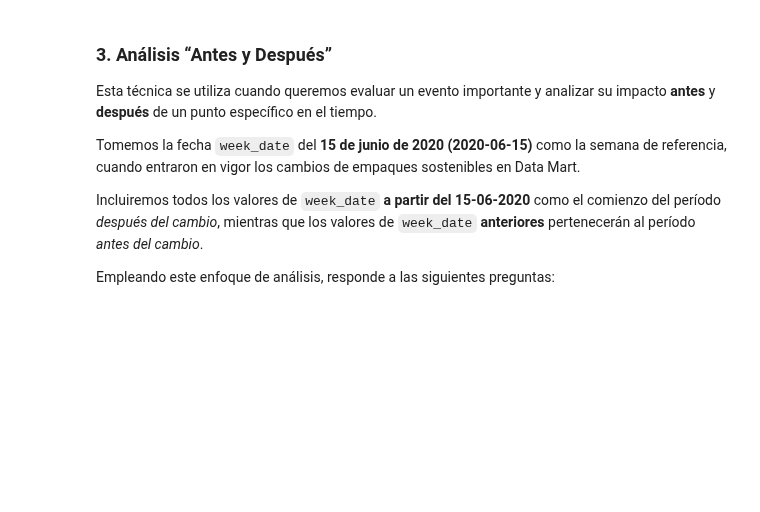
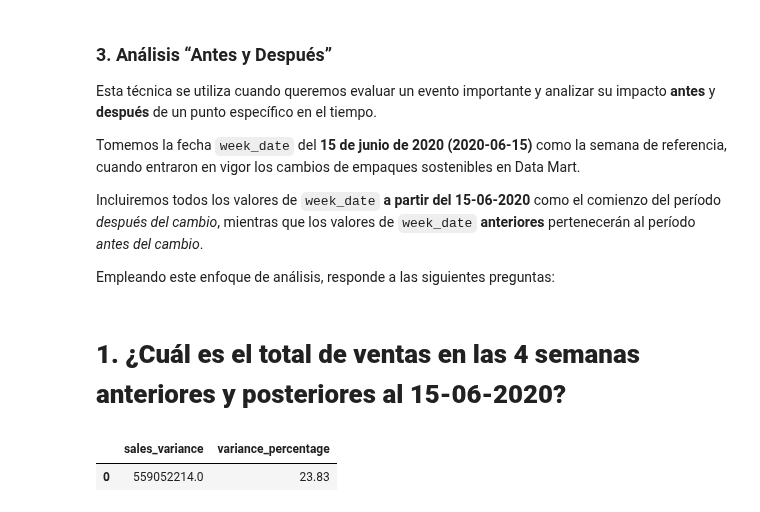
Before and after one commit to LLAES07/SQL_DESAFIO, a Jupyter notebook: Caso_5/Caso_5.ipynb, the cells around one changed output. Cells and saved outputs as stored; diff of their text form; code cells hidden in the pictures; blank space fills up the shorter version.

```diff
--- a/Caso_5/Caso_5.ipynb
+++ b/Caso_5/Caso_5.ipynb
@@ -654,3 +654,54 @@ Tomemos la fecha `week_date` del **15 de junio de 2020 (2020‑06‑15)**
 Incluiremos todos los valores de `week_date` **a partir del 15‑06‑2020** como el comienzo del período _después del cambio_, mientras que los valores de `week_date` **anteriores** pertenecerán al período _antes del cambio_.
 
 Empleando este enfoque de análisis, responde a las siguientes preguntas:
+# %% [markdown]
+# **1. ¿Cuál es el total de ventas en las 4 semanas anteriores y posteriores al 15‑06‑2020?**
+# %%
+query = '''
+
+WITH params AS (
+  SELECT
+    DATE '2020-06-15'         AS baseline_date,
+    4                        AS w                    -- nº de semanas antes/después
+),
+
+
+ventas_semanales AS (
+  SELECT
+    cw.week_date,
+    SUM(cw.sales) AS total_sales
+  FROM clean_weekly_sales  cw
+  JOIN params p
+    ON cw.week_date BETWEEN DATE_SUB(p.baseline_date, INTERVAL p.w WEEK)
+                        AND DATE_ADD(p.baseline_date, INTERVAL p.w WEEK)
+  GROUP BY cw.week_date
+),
+
+
+cambios_semanales AS (
+  SELECT
+    SUM(CASE WHEN week_date <  (SELECT baseline_date FROM params)
+             THEN total_sales END)                     AS before_packaging_sales,
+
+    SUM(CASE WHEN week_date >= (SELECT baseline_date FROM params)
+             THEN total_sales END)                     AS after_packaging_sales
+  FROM ventas_semanales
+)
+
+SELECT
+  after_packaging_sales - before_packaging_sales                   AS sales_variance,
+  ROUND(
+       100 * (after_packaging_sales - before_packaging_sales)
+           / NULLIF(before_packaging_sales, 0)
+  , 2)                                                             AS variance_percentage
+FROM cambios_semanales;
+
+
+
+'''
+
+
+pd.read_sql_query(query, connection)
+# %% [output]
+|  | sales_variance | variance_percentage |
+| 0 | 559052214.0 | 23.83 |
```
